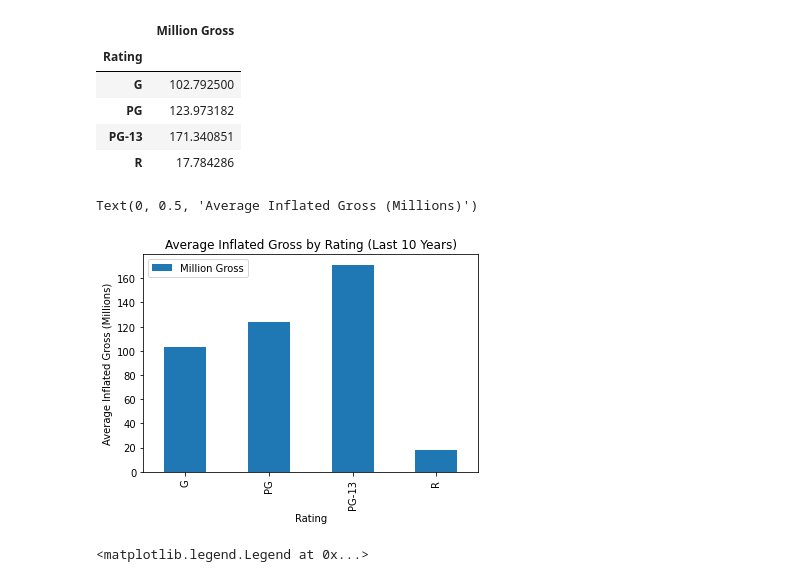
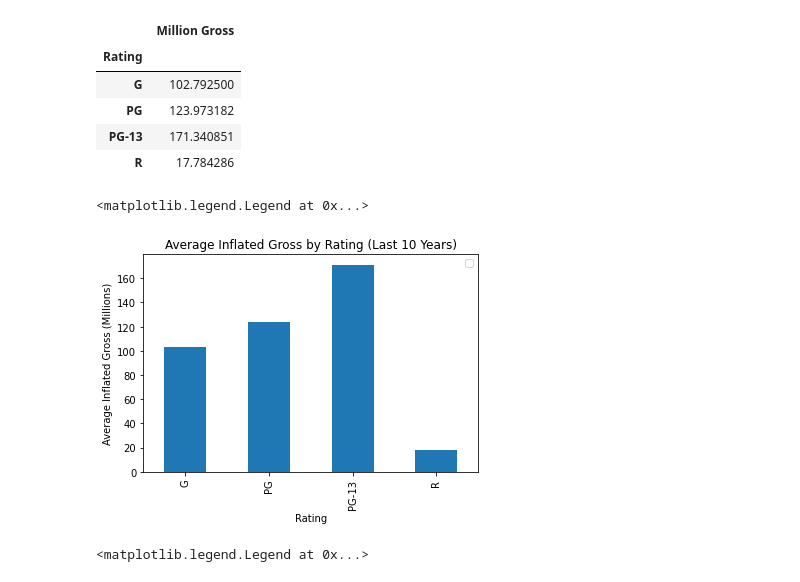
Before and after one commit to Gujaratigirl/butler-groupB-project1, a Jupyter notebook: Disney.ipynb, the cells around one changed output. Drawn from its saved outputs; the diff is of its cells as text; code cells hidden in the pictures.

Commit message:
cleaned plots, and added slide to powerpoint

```diff
--- a/Disney.ipynb
+++ b/Disney.ipynb
@@ -599,12 +599,13 @@ rating_2005_df
 # %%
 #Bar Graph   Rating vs Inflated Gross (FOR LAST 10 YEARS)
 rating_2005_df.plot.bar()
 plt.title('Average Inflated Gross by Rating (Last 10 Years)')
 plt.xlabel('Rating')
 plt.ylabel('Average Inflated Gross (Millions)')
+plt.legend([])
 # %% [output]
-Text(0, 0.5, 'Average Inflated Gross (Millions)')
+<matplotlib.legend.Legend at 0x...>
-[figure, old version]
+[figure, new version]
 # %%
 #Compare the two rating bar plots (Overall and Last 10 Years)
 x = ['G', 'PG', 'PG-13', 'R', 'Not Rated', '#Missing Data']
```
Also changed, not shown: parts of 1 cell of this notebook, 1 other file.
